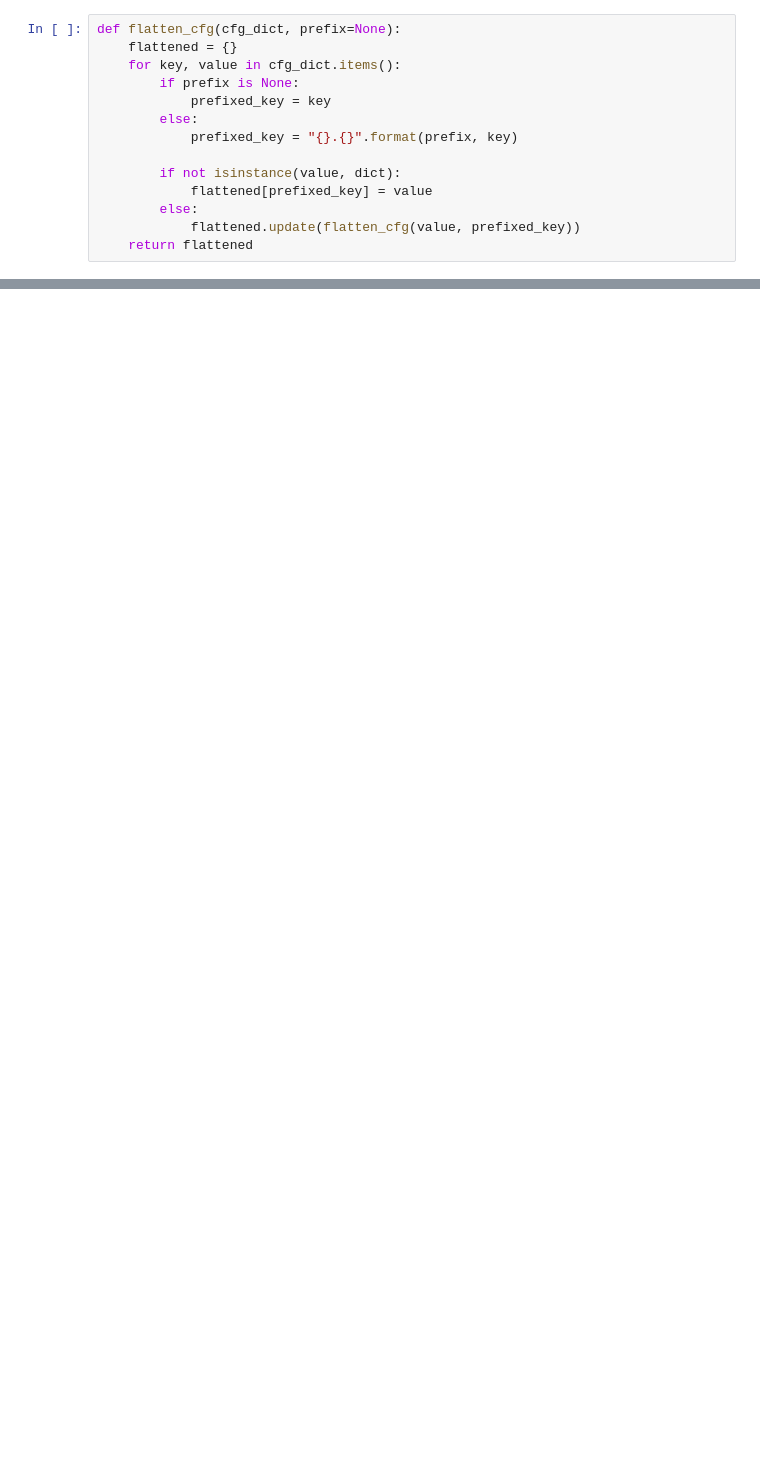
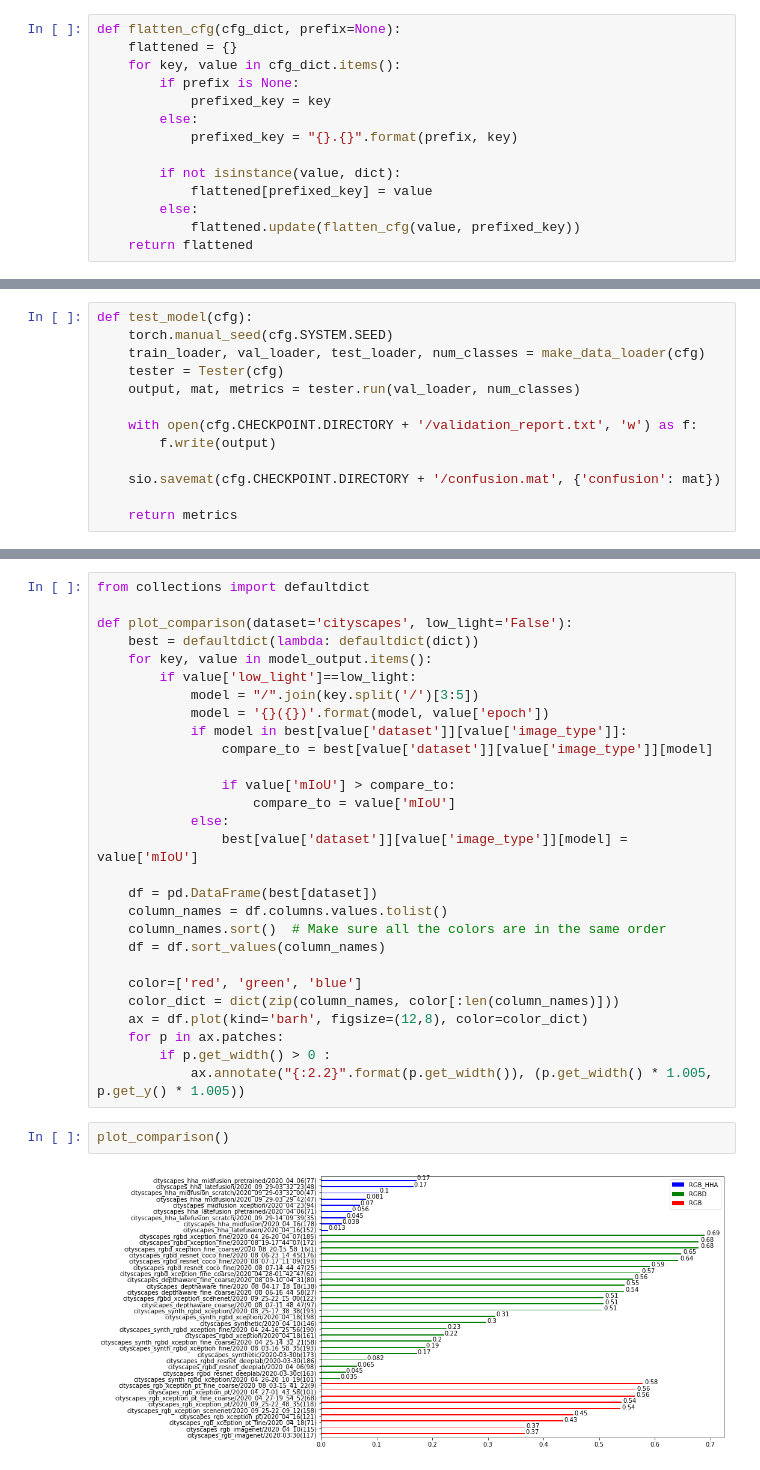
Before and after one commit to crmauceri/pytorch-deeplab-xception, a Jupyter notebook: visualization_scripts/compare_models.ipynb, the cells around one changed output, grey strips where cells are left out. Cells and saved outputs as stored; diff of their text form; blank space fills up the shorter version.

Commit message:
Compare models

```diff
--- a/visualization_scripts/compare_models.ipynb
+++ b/visualization_scripts/compare_models.ipynb
@@ -137,0 +76,13 @@ indices
+# %%
+def test_model(cfg):
+    torch.manual_seed(cfg.SYSTEM.SEED)
+    train_loader, val_loader, test_loader, num_classes = make_data_loader(cfg)
+    tester = Tester(cfg)
+    output, mat, metrics = tester.run(val_loader, num_classes)
+
+    with open(cfg.CHECKPOINT.DIRECTORY + '/validation_report.txt', 'w') as f:
+        f.write(output)
+
+    sio.savemat(cfg.CHECKPOINT.DIRECTORY + '/confusion.mat', {'confusion': mat})
+
+    return metrics
@@ -137,0 +229,32 @@ indices
+# %%
+from collections import defaultdict
+
+def plot_comparison(dataset='cityscapes', low_light='False'):
+    best = defaultdict(lambda: defaultdict(dict))
+    for key, value in model_output.items():
+        if value['low_light']==low_light:
+            model = "/".join(key.split('/')[3:5])
+            model = '{}({})'.format(model, value['epoch'])
+            if model in best[value['dataset']][value['image_type']]:
+                compare_to = best[value['dataset']][value['image_type']][model]
+
+                if value['mIoU'] > compare_to:
+                    compare_to = value['mIoU']
+            else:
+                best[value['dataset']][value['image_type']][model] = value['mIoU']
+
+    df = pd.DataFrame(best[dataset])
+    column_names = df.columns.values.tolist()
+    column_names.sort()  # Make sure all the colors are in the same order
+    df = df.sort_values(column_names)
+
+    color=['red', 'green', 'blue']
+    color_dict = dict(zip(column_names, color[:len(column_names)]))
+    ax = df.plot(kind='barh', figsize=(12,8), color=color_dict)
+    for p in ax.patches:
+        if p.get_width() > 0 :
+            ax.annotate("{:2.2}".format(p.get_width()), (p.get_width() * 1.005, p.get_y() * 1.005))
+# %%
+plot_comparison()
+# %% [output]
+[figure, added]
```
Also changed, not shown: parts of 16 cells of this notebook.
